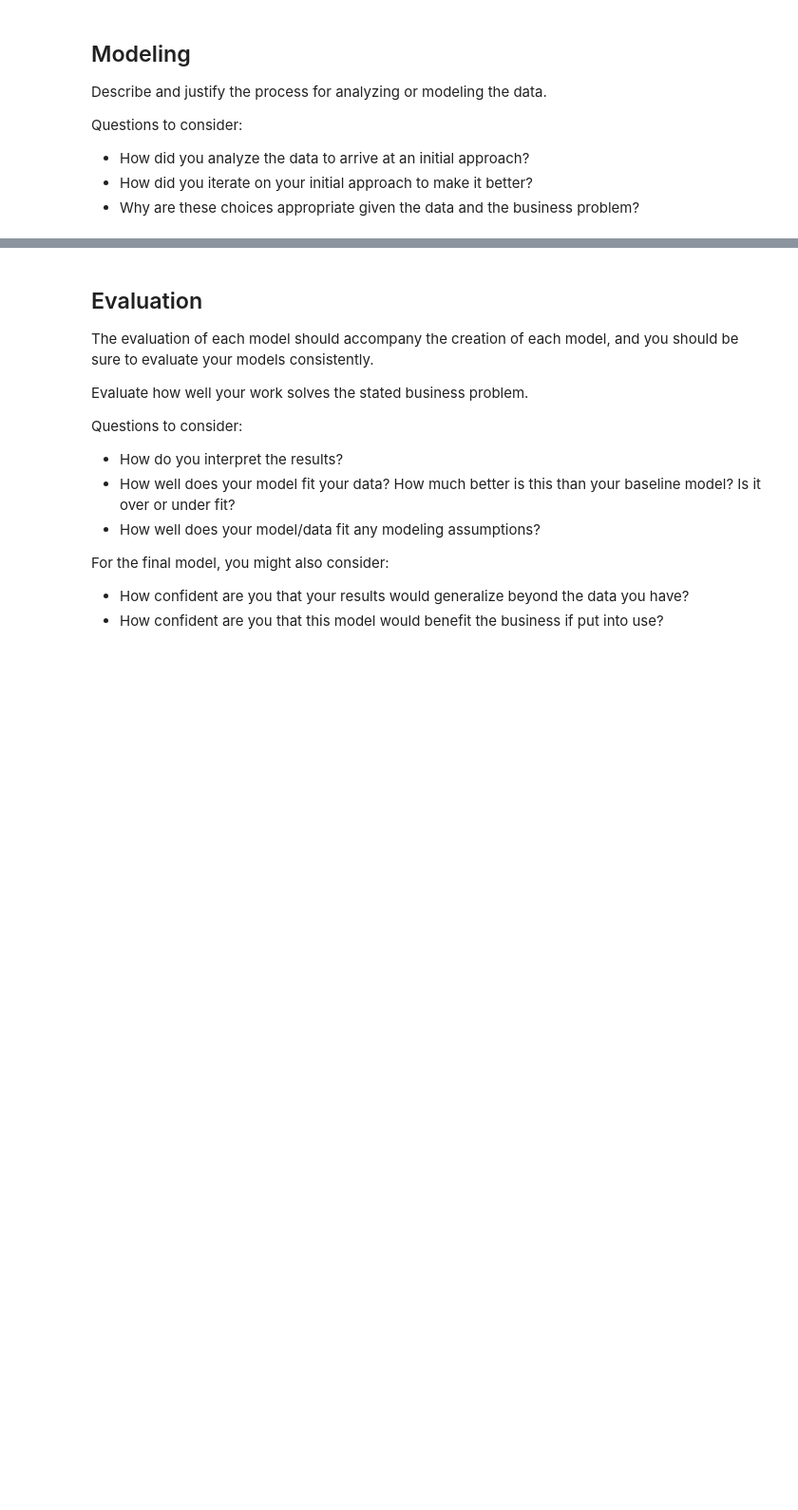
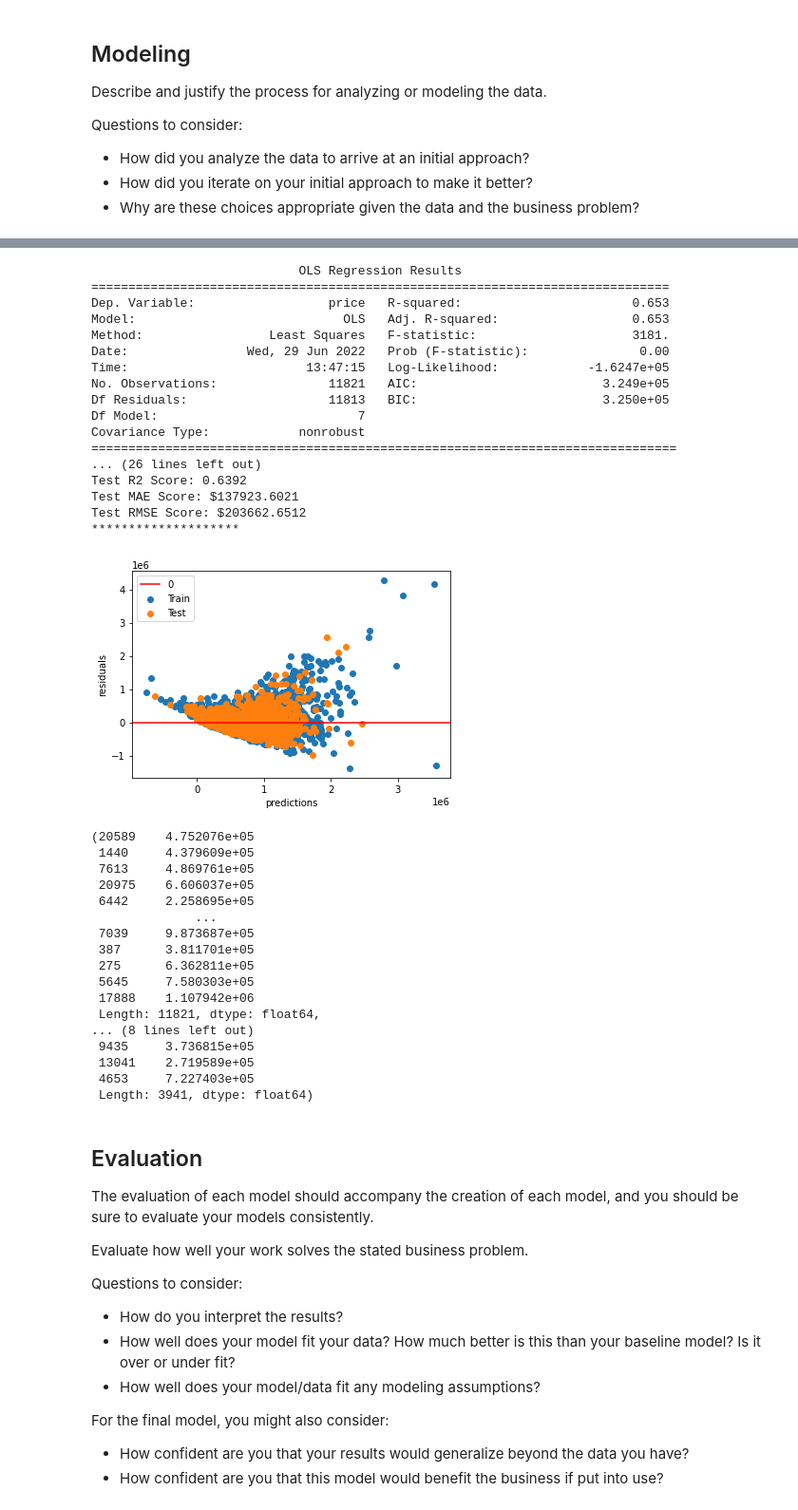
Before and after one commit to litzysj/King-County-Real-Estate-Analysis, a Jupyter notebook: Sandbox Notebook.ipynb, the cells around one changed output, grey strips where cells are left out. Shown at 95% size. Saved outputs shown, nothing was run; the diff lists cells and outputs as text; code cells hidden in the pictures; blank space fills up the shorter version.

```diff
--- a/Sandbox Notebook.ipynb
+++ b/Sandbox Notebook.ipynb
@@ -58,0 +237,5 @@ Questions to consider:
+# %%
+ss = StandardScaler()
+X_scaled = ss.fit_transform(X_train)
+results = sm.OLS(y_train, sm.add_constant(X_train)).fit()
+results.summary()
@@ -58,0 +277,4 @@ Questions to consider:
+# %%
+X_test_scaled = ss.fit_transform(X_test)
+results = sm.OLS(y_test, sm.add_constant(X_test)).fit()
+results.summary()
@@ -59,3 +375,45 @@ Questions to consider:
+# %%
+evaluate_model(
+X_train,
+X_test,
+y_train,
+y_test)
+# %% [output]
+                            OLS Regression Results
+==============================================================================
+Dep. Variable:                  price   R-squared:                       0.653
+Model:                            OLS   Adj. R-squared:                  0.653
+Method:                 Least Squares   F-statistic:                     3181.
+Date:                Wed, 29 Jun 2022   Prob (F-statistic):               0.00
+Time:                        13:47:15   Log-Likelihood:            -1.6247e+05
+No. Observations:               11821   AIC:                         3.249e+05
+Df Residuals:                   11813   BIC:                         3.250e+05
+Df Model:                           7
+Covariance Type:            nonrobust
+===============================================================================
+... (26 lines left out)
+Test R2 Score: 0.6392
+Test MAE Score: $137923.6021
+Test RMSE Score: $203662.6512
+********************
+[figure, added]
+(20589    4.752076e+05
+ 1440     4.379609e+05
+ 7613     4.869761e+05
+ 20975    6.606037e+05
+ 6442     2.258695e+05
+              ...
+ 7039     9.873687e+05
+ 387      3.811701e+05
+ 275      6.362811e+05
+ 5645     7.580303e+05
+ 17888    1.107942e+06
+ Length: 11821, dtype: float64,
+... (8 lines left out)
+ 9435     3.736815e+05
+ 13041    2.719589e+05
+ 4653     7.227403e+05
+ Length: 3941, dtype: float64)
 # %% [markdown]
 ## Evaluation
 
```
Also changed, not shown: parts of 32 cells of this notebook.
